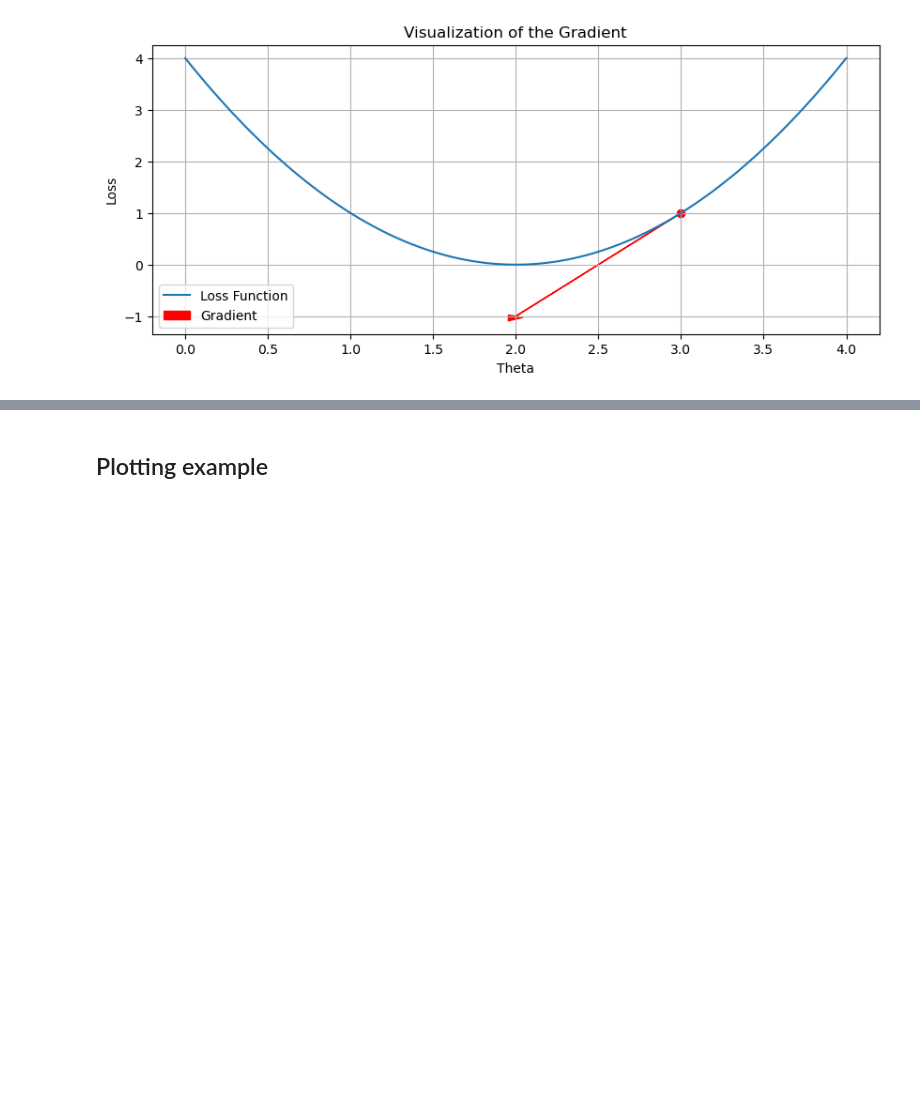
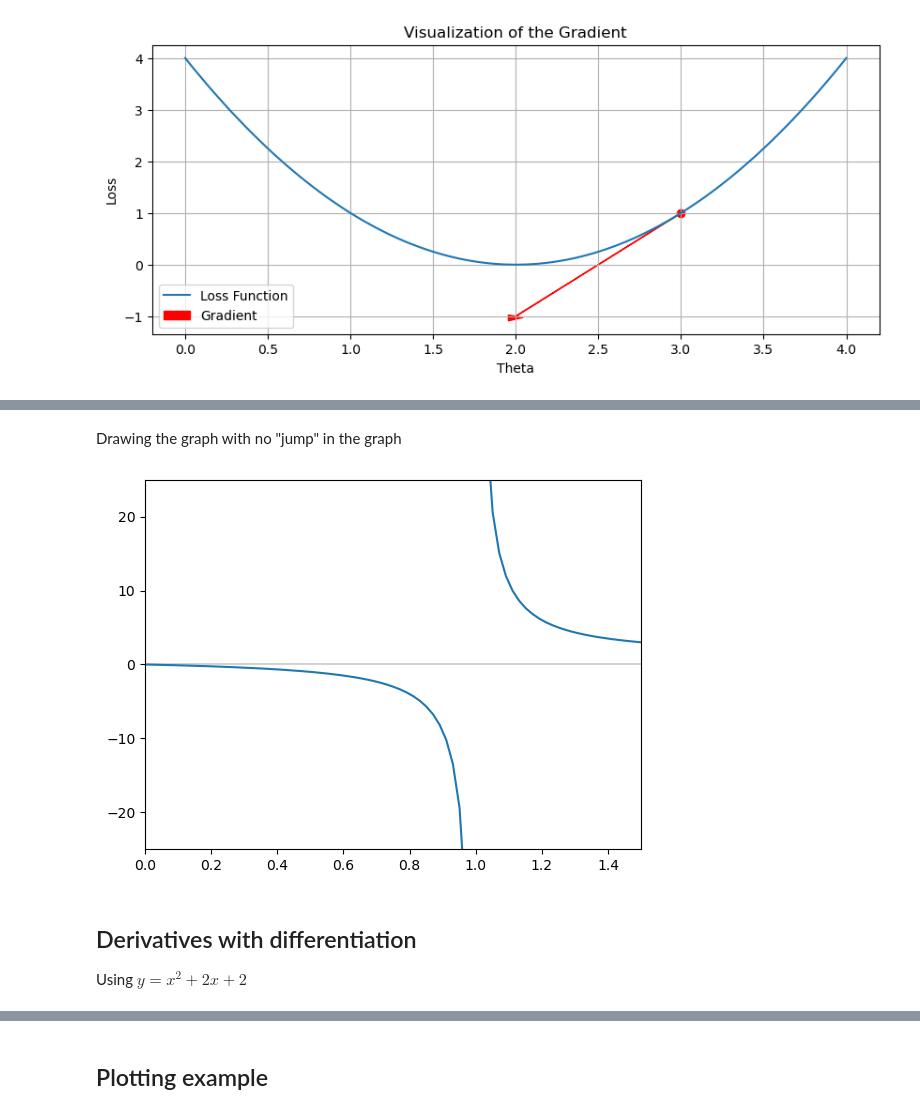
Before and after one commit to MiguelPartosa/Learning-Derivatives-with-Python, a Jupyter notebook: derivatives.ipynb, the cells around one changed output, grey strips where cells are left out. Saved outputs shown, nothing was run; the diff lists cells and outputs as text; code cells hidden in the pictures; blank space fills up the shorter version.

Commit message:
limits exercise on different functions

```diff
--- a/derivatives.ipynb
+++ b/derivatives.ipynb
@@ -163,0 +170,22 @@ plt.show()
+# %% [markdown]
+Drawing the graph with no "jump" in the graph
+# %%
+left_x = x[x<1]
+right_x = x[x>1]
+
+left_y = xample(left_x)
+right_y = xample(right_x)
+
+fig, ax = plt.subplots()
+plt.axvline(x=0, color='lightgray')
+plt.axhline(y=0, color='lightgray')
+plt.xlim(0, 1.5)
+plt.ylim(-25, 25)
+ax.plot(left_x, left_y, c='C0')
+_ = ax.plot(right_x, right_y, c='C0')
+# %% [output]
+[figure, added]
+# %% [markdown]
+## Derivatives with differentiation
+
+Using $y=x^2+2x+2$
```
Also changed, not shown: parts of 4 cells of this notebook, 1 other file.
